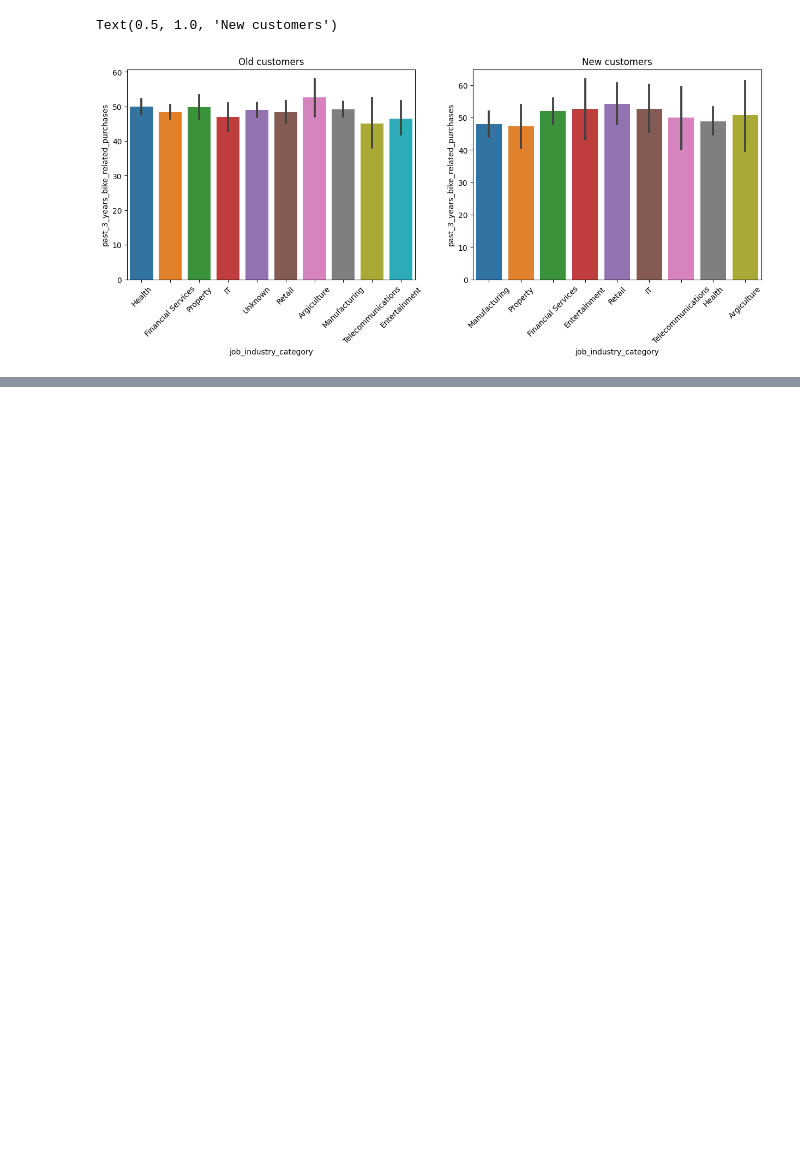
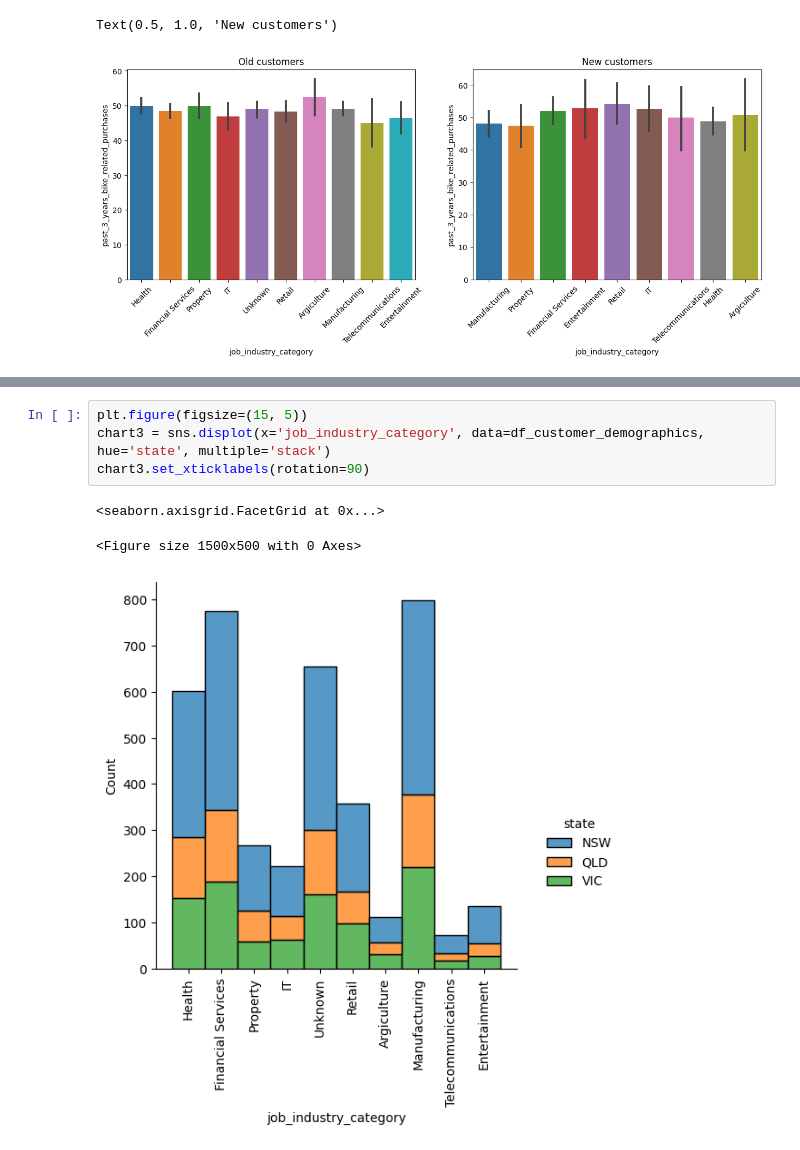
Before and after one commit to Shanki200801/KPMGinternship, a Jupyter notebook: task2-EDA.ipynb, the cells around one changed output, grey strips where cells are left out. Cells and saved outputs as stored; diff of their text form; blank space fills up the shorter version.

```diff
--- a/task2-EDA.ipynb
+++ b/task2-EDA.ipynb
@@ -101,0 +109,8 @@ Text(0.5, 1.0, 'New customers')
+# %%
+plt.figure(figsize=(15, 5))
+chart3 = sns.displot(x='job_industry_category', data=df_customer_demographics, hue='state', multiple='stack')
+chart3.set_xticklabels(rotation=90)
+# %% [output]
+<seaborn.axisgrid.FacetGrid at 0x...>
+<Figure size 1500x500 with 0 Axes>
+[figure, added]
```
Also changed, not shown: parts of 10 cells of this notebook, 2 other files.
